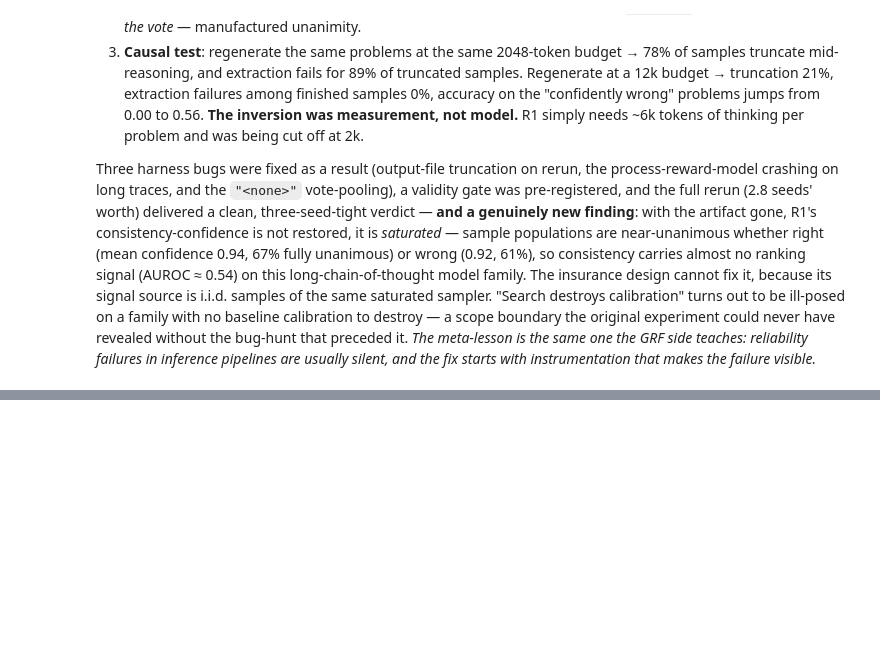
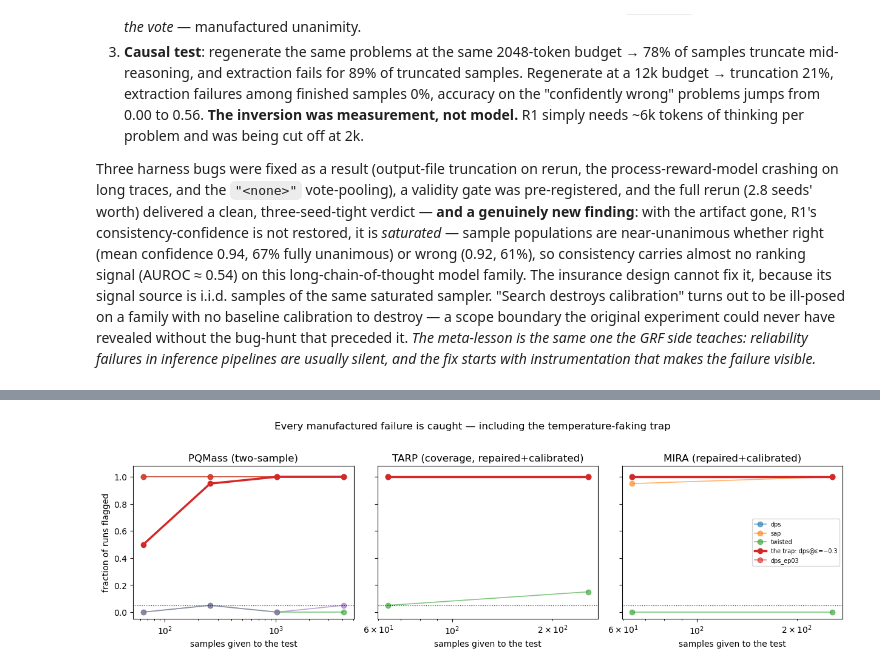
Before and after one commit to AndreasTersenov/tilt-audit, a Jupyter notebook: notebooks/overnight_pilot_tour.ipynb, the cells around one changed output, grey strips where cells are left out. Cells and saved outputs as stored; diff of their text form; code cells hidden in the pictures; blank space fills up the shorter version.

```diff
--- a/notebooks/overnight_pilot_tour.ipynb
+++ b/notebooks/overnight_pilot_tour.ipynb
@@ -1044,0 +1130,26 @@ result.
+# %%
+# A2: detection power vs sample budget, per test (calibrated, repaired versions)
+p = load("a2_power.jsonl").drop_duplicates(["test", "config", "budget", "rep"], keep="last")
+p = p[p.tag != "nullpad"]
+panels = [("pqmass", "PQMass (two-sample)"), ("tarp_cal", "TARP (coverage, repaired+calibrated)"),
+          ("mira_sym_cal2", "MIRA (repaired+calibrated)")]
+show = ["dps", "sap", "twisted", "dps_em03", "dps_ep03", "oracle_null"]
+lbl = {"dps_em03": "the trap: dps@ε=−0.3", "oracle_null": "perfect sampler (null)"}
+fig, axes = plt.subplots(1, 3, figsize=(12.5, 3.8), sharey=True)
+for ax, (t, title) in zip(axes, panels):
+    sub = p[(p.test == t) & p.detected.notna()]
+    for c in show:
+        g = sub[sub.config == c].groupby("budget").detected.mean()
+        if g.empty: continue
+        emph = c == "dps_em03"
+        ax.plot(g.index, g.values, "o-", lw=2.5 if emph else 1.2,
+                color="#d62728" if emph else None, alpha=1 if emph else .6,
+                label=lbl.get(c, c))
+    ax.axhline(0.05, color="k", ls=":", lw=.8)
+    ax.set(xscale="log", ylim=(-.05, 1.08), xlabel="samples given to the test", title=title)
+axes[0].set_ylabel("fraction of runs flagged")
+axes[-1].legend(fontsize=7, loc="center right")
+plt.suptitle("Every manufactured failure is caught — including the temperature-faking trap", y=1.02)
+plt.tight_layout()
+# %% [output]
+[figure, added]
```
Also changed, not shown: parts of 21 cells of this notebook, 2 other files.
